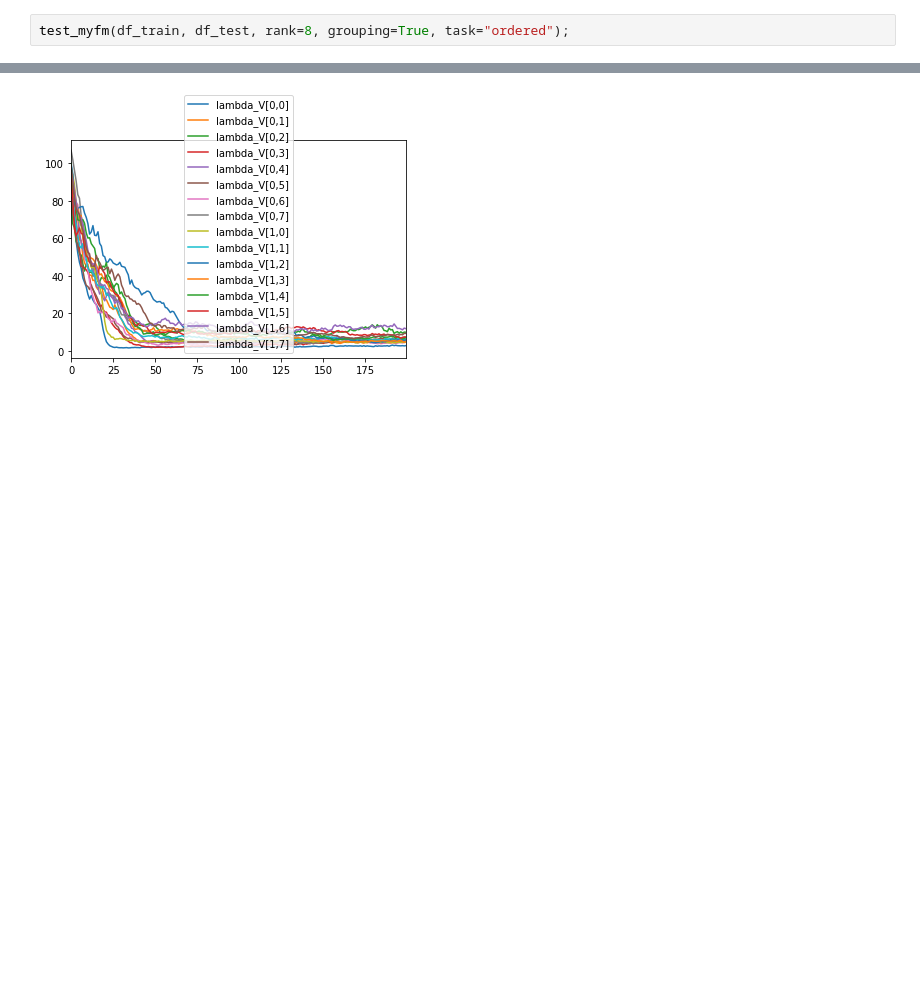
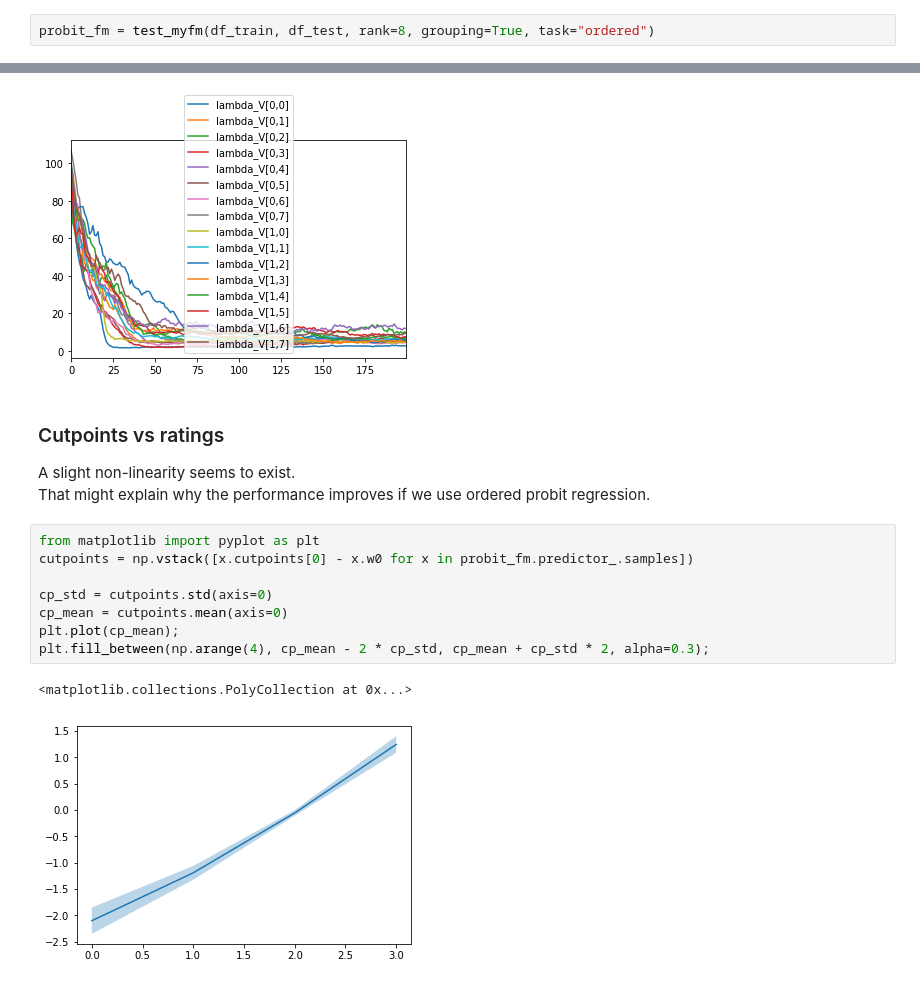
Before and after one commit to tohtsky/myFM, a Jupyter notebook: examples/ml-100k.ipynb, the cells around one changed output, grey strips where cells are left out. Saved outputs shown, nothing was run; the diff lists cells and outputs as text; blank space fills up the shorter version.

```diff
--- a/examples/ml-100k.ipynb
+++ b/examples/ml-100k.ipynb
@@ -95,7 +95,7 @@ test_myfm(df_train, df_test, rank=8, task="ordered");
 # %% [output]
 rmse=0.896423423408004, mae=0.7058939272209284, ll=1.2358735114550792
 # %%
-test_myfm(df_train, df_test, rank=8, grouping=True, task="ordered");
+probit_fm = test_myfm(df_train, df_test, rank=8, grouping=True, task="ordered")
 # %% [output]
 rmse=0.8923747254602248, mae=0.7009574335575424, ll=1.2294708551062468
 # %% [markdown]
@@ -131,3 +131,19 @@ trace[[c for c in trace.columns if c.startswith('mu_V')]].plot();
 trace[[c for c in trace.columns if c.startswith('lambda_V')]].plot();
 # %% [output]
 [figure]
+# %% [markdown]
+### Cutpoints vs ratings
+
+A slight non-linearity seems to exist.
+That might explain why the performance improves if we use ordered probit regression.
+# %%
+from matplotlib import pyplot as plt
+cutpoints = np.vstack([x.cutpoints[0] - x.w0 for x in probit_fm.predictor_.samples])
+
+cp_std = cutpoints.std(axis=0)
+cp_mean = cutpoints.mean(axis=0)
+plt.plot(cp_mean);
+plt.fill_between(np.arange(4), cp_mean - 2 * cp_std, cp_mean + cp_std * 2, alpha=0.3);
+# %% [output]
+<matplotlib.collections.PolyCollection at 0x...>
+[figure, added]
```
Also changed, not shown: parts of 1 cell of this notebook, 2 other files.
